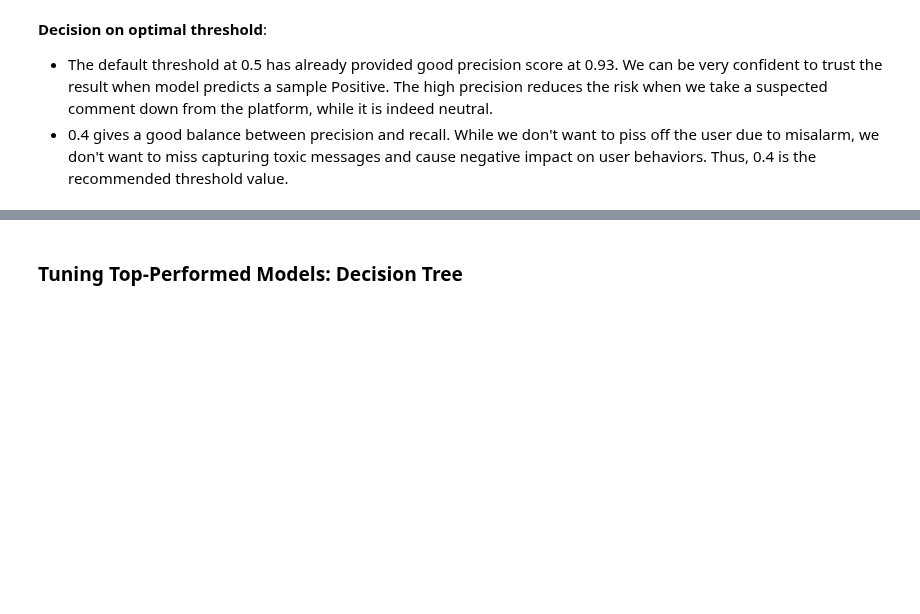
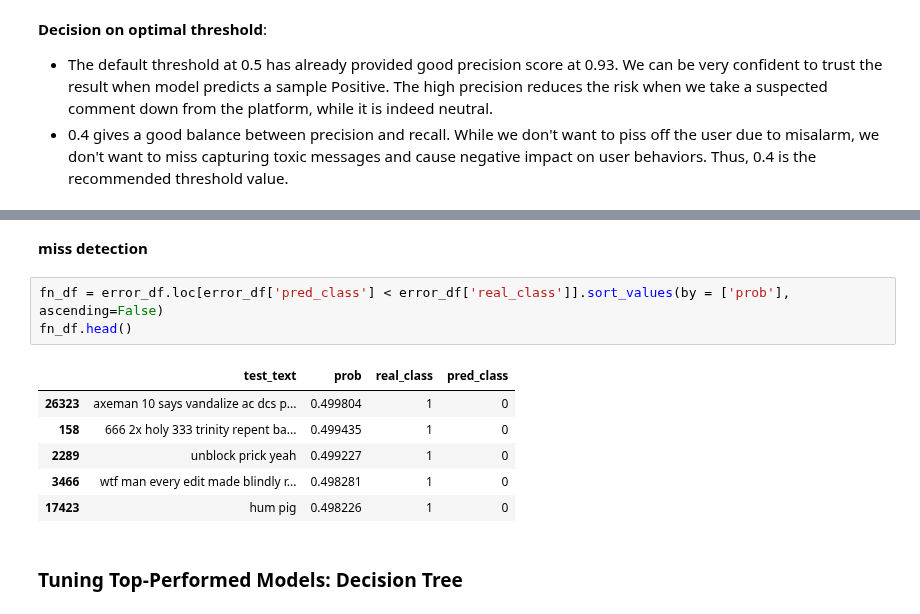
Before and after one commit to dorislin27/toxic_comment_classifier, a Jupyter notebook: classifier_toxic_comment.ipynb, the cells around one changed output, grey strips where cells are left out. Cells and saved outputs as stored; diff of their text form; blank space fills up the shorter version.

```diff
--- a/classifier_toxic_comment.ipynb
+++ b/classifier_toxic_comment.ipynb
@@ -919,3 +908,15 @@ for i in threshold_list:
+# %% [markdown]
+**miss detection**
+# %%
+fn_df = error_df.loc[error_df['pred_class'] < error_df['real_class']].sort_values(by = ['prob'], ascending=False)
+fn_df.head()
+# %% [output]
+|  | test_text | prob | real_class | pred_class |
+| 26323 | axeman 10 says vandalize ac dcs p... | 0.499804 | 1 | 0 |
+| 158 | 666 2x holy 333 trinity repent ba... | 0.499435 | 1 | 0 |
+| 2289 | unblock prick yeah | 0.499227 | 1 | 0 |
+| 3466 | wtf man every edit made blindly r... | 0.498281 | 1 | 0 |
+| 17423 | hum pig | 0.498226 | 1 | 0 |
 # %% [markdown]
 ### Tuning Top-Performed Models: Decision Tree
 # %%
```
Also changed, not shown: parts of 17 cells of this notebook.
